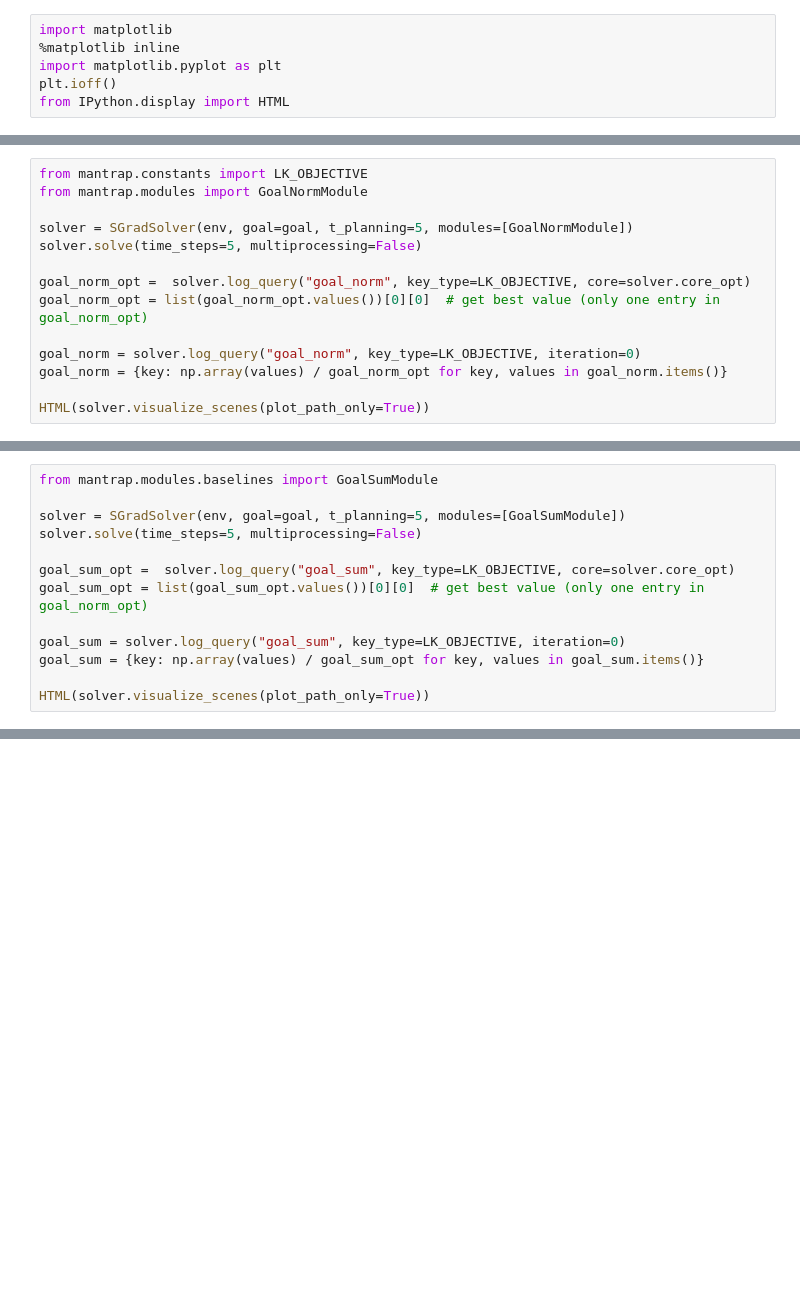
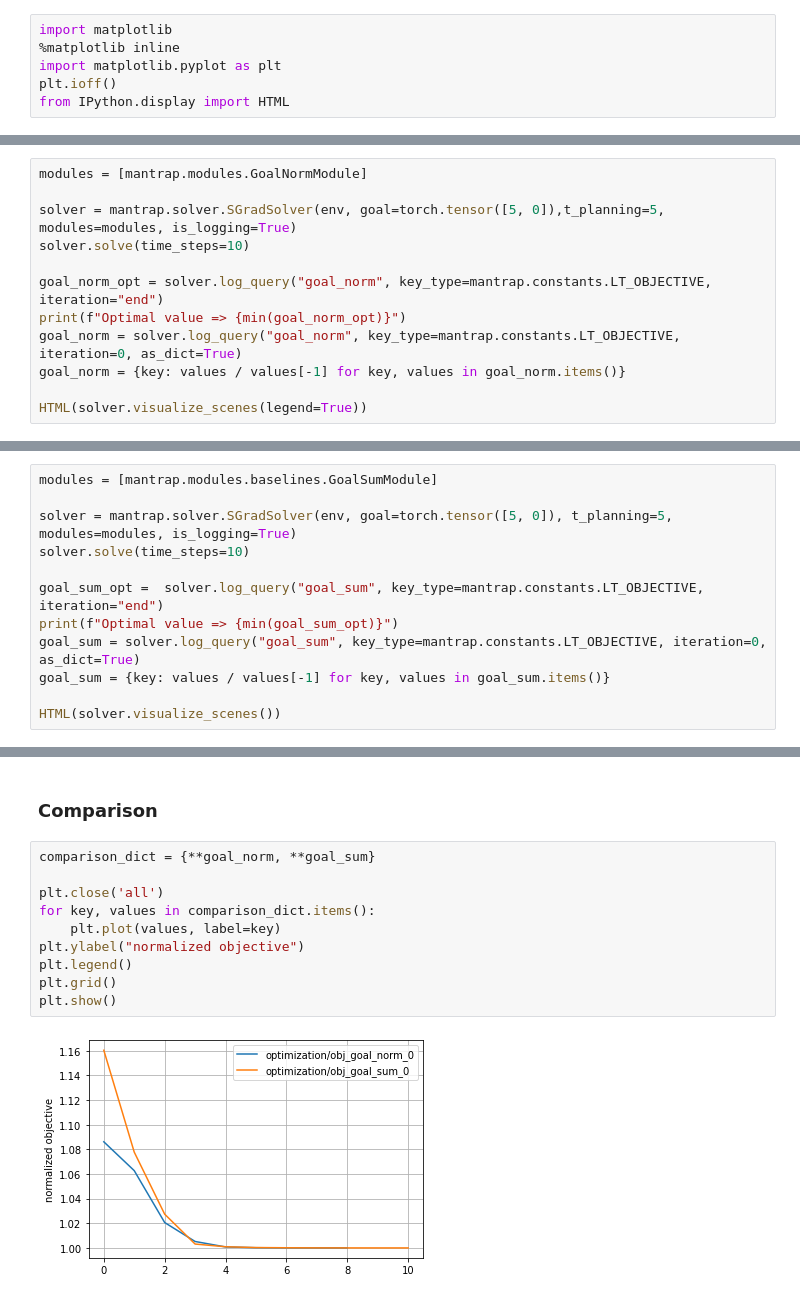
Before and after one commit to simon-schaefer/mantrap, a Jupyter notebook: examples/modules/goal.ipynb, the cells around one changed output, grey strips where cells are left out. Drawn from its saved outputs; the diff is of its cells as text; blank space fills up the shorter version.

```diff
--- a/examples/modules/goal.ipynb
+++ b/examples/modules/goal.ipynb
@@ -22,15 +19,13 @@ env = PotentialFieldEnvironment(DoubleIntegratorDTAgent, ego_kwargs={"position":
 # %%
-from mantrap.constants import LK_OBJECTIVE
-from mantrap.modules import GoalNormModule
+modules = [mantrap.modules.GoalNormModule]
 
-solver = SGradSolver(env, goal=goal, t_planning=5, modules=[GoalNormModule])
-solver.solve(time_steps=5, multiprocessing=False)
+solver = mantrap.solver.SGradSolver(env, goal=torch.tensor([5, 0]),t_planning=5, modules=modules, is_logging=True)
+solver.solve(time_steps=10)
 
-goal_norm_opt =  solver.log_query("goal_norm", key_type=LK_OBJECTIVE, core=solver.core_opt)
-goal_norm_opt = list(goal_norm_opt.values())[0][0]  # get best value (only one entry in goal_norm_opt)
+goal_norm_opt = solver.log_query("goal_norm", key_type=mantrap.constants.LT_OBJECTIVE, iteration="end")
+print(f"Optimal value => {min(goal_norm_opt)}")
+goal_norm = solver.log_query("goal_norm", key_type=mantrap.constants.LT_OBJECTIVE, iteration=0, as_dict=True)
+goal_norm = {key: values / values[-1] for key, values in goal_norm.items()}
 
-goal_norm = solver.log_query("goal_norm", key_type=LK_OBJECTIVE, iteration=0)
-goal_norm = {key: np.array(values) / goal_norm_opt for key, values in goal_norm.items()}
-
-HTML(solver.visualize_scenes(plot_path_only=True))
+HTML(solver.visualize_scenes(legend=True))
 # %% [output]
@@ -38,14 +36,13 @@ HTML(solver.visualize_scenes(plot_path_only=True))
 # %%
-from mantrap.modules.baselines import GoalSumModule
+modules = [mantrap.modules.baselines.GoalSumModule]
 
-solver = SGradSolver(env, goal=goal, t_planning=5, modules=[GoalSumModule])
-solver.solve(time_steps=5, multiprocessing=False)
+solver = mantrap.solver.SGradSolver(env, goal=torch.tensor([5, 0]), t_planning=5, modules=modules, is_logging=True)
+solver.solve(time_steps=10)
 
-goal_sum_opt =  solver.log_query("goal_sum", key_type=LK_OBJECTIVE, core=solver.core_opt)
-goal_sum_opt = list(goal_sum_opt.values())[0][0]  # get best value (only one entry in goal_norm_opt)
+goal_sum_opt =  solver.log_query("goal_sum", key_type=mantrap.constants.LT_OBJECTIVE, iteration="end")
+print(f"Optimal value => {min(goal_sum_opt)}")
+goal_sum = solver.log_query("goal_sum", key_type=mantrap.constants.LT_OBJECTIVE, iteration=0, as_dict=True)
+goal_sum = {key: values / values[-1] for key, values in goal_sum.items()}
 
-goal_sum = solver.log_query("goal_sum", key_type=LK_OBJECTIVE, iteration=0)
-goal_sum = {key: np.array(values) / goal_sum_opt for key, values in goal_sum.items()}
-
-HTML(solver.visualize_scenes(plot_path_only=True))
+HTML(solver.visualize_scenes())
 # %% [output]
@@ -61,0 +51,14 @@ plt.show()
+# %% [markdown]
+### Comparison
+# %%
+comparison_dict = {**goal_norm, **goal_sum}
+
+plt.close('all')
+for key, values in comparison_dict.items():
+    plt.plot(values, label=key)
+plt.ylabel("normalized objective")
+plt.legend()
+plt.grid()
+plt.show()
+# %% [output]
+[figure, added]
```
Also changed, not shown: parts of 6 cells of this notebook, 1 other file.
